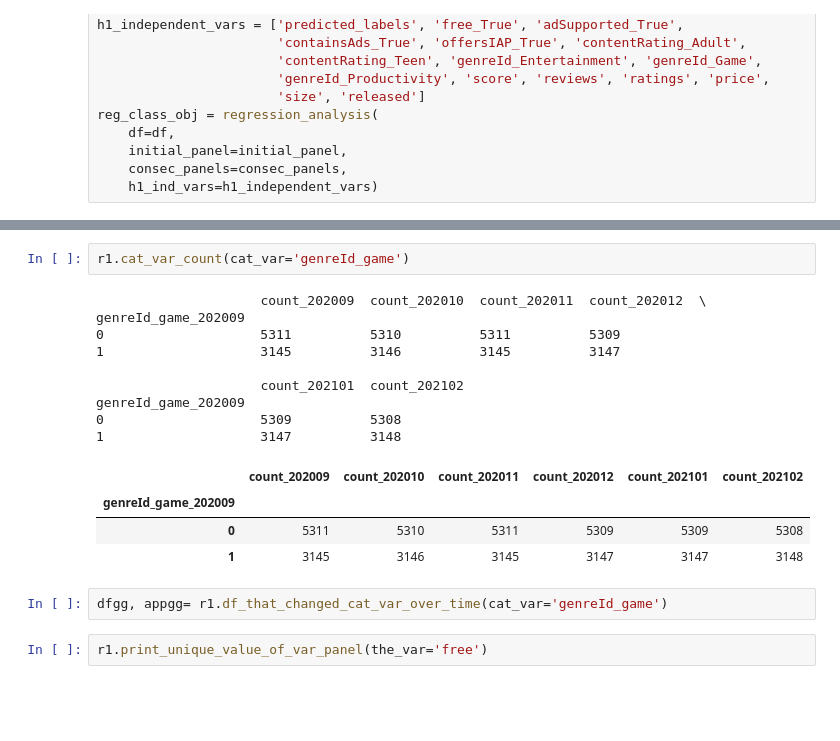
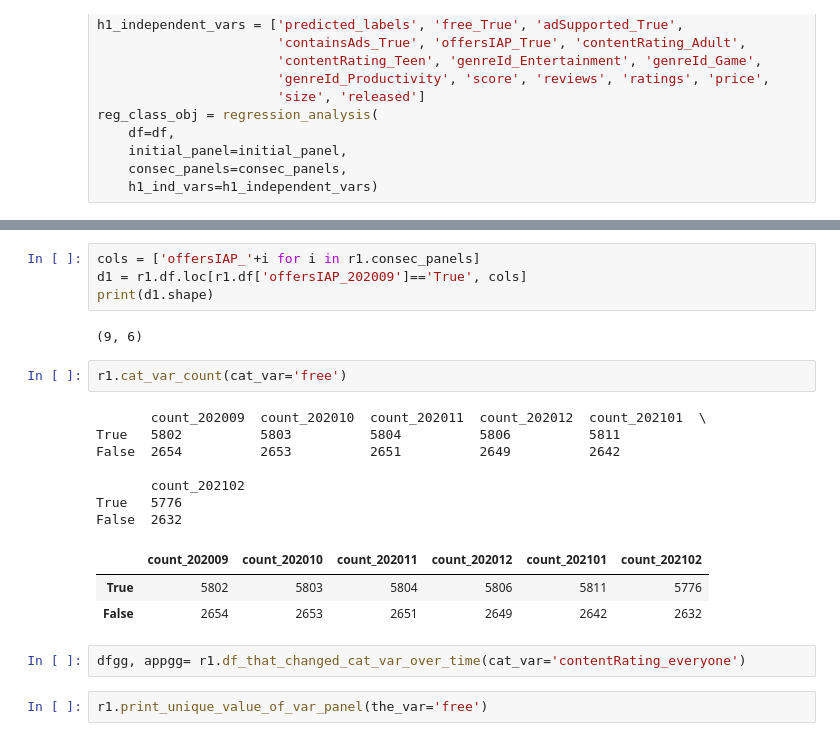
Before and after one commit to nz44/phd_dissertation, a Jupyter notebook: scripts/___test_code___.ipynb, the cells around one changed output, grey strips where cells are left out. Cells and saved outputs as stored; diff of their text form; blank space fills up the shorter version.

```diff
--- a/scripts/___test_code___.ipynb
+++ b/scripts/___test_code___.ipynb
@@ -676,21 +717,24 @@ genreId_game_202102 contains 2 unique values
+# %%
+cols = ['offersIAP_'+i for i in r1.consec_panels]
+d1 = r1.df.loc[r1.df['offersIAP_202009']=='True', cols]
+print(d1.shape)
+# %% [output]
+(9, 6)
 # %%
-r1.cat_var_count(cat_var='genreId_game')
+r1.cat_var_count(cat_var='free')
 # %% [output]
-                     count_202009  count_202010  count_202011  count_202012  \
-genreId_game_202009
-0                    5311          5310          5311          5309
-1                    3145          3146          3145          3147
+       count_202009  count_202010  count_202011  count_202012  count_202101  \
+True   5802          5803          5804          5806          5811
+False  2654          2653          2651          2649          2642
 
-                     count_202101  count_202102
-genreId_game_202009
-0                    5309          5308
-1                    3147          3148
+       count_202102
+True   5776
+False  2632
 |  | count_202009 | count_202010 | count_202011 | count_202012 | count_202101 | count_202102 |
-| genreId_game_202009 |  |  |  |  |  |  |
-| 0 | 5311 | 5310 | 5311 | 5309 | 5309 | 5308 |
-| 1 | 3145 | 3146 | 3145 | 3147 | 3147 | 3148 |
+| True | 5802 | 5803 | 5804 | 5806 | 5811 | 5776 |
+| False | 2654 | 2653 | 2651 | 2649 | 2642 | 2632 |
 # %%
-dfgg, appgg= r1.df_that_changed_cat_var_over_time(cat_var='genreId_game')
+dfgg, appgg= r1.df_that_changed_cat_var_over_time(cat_var='contentRating_everyone')
 # %%
 r1.print_unique_value_of_var_panel(the_var='free')
 # %% [output]
```
Also changed, not shown: parts of 13 cells of this notebook, 3 other files.
